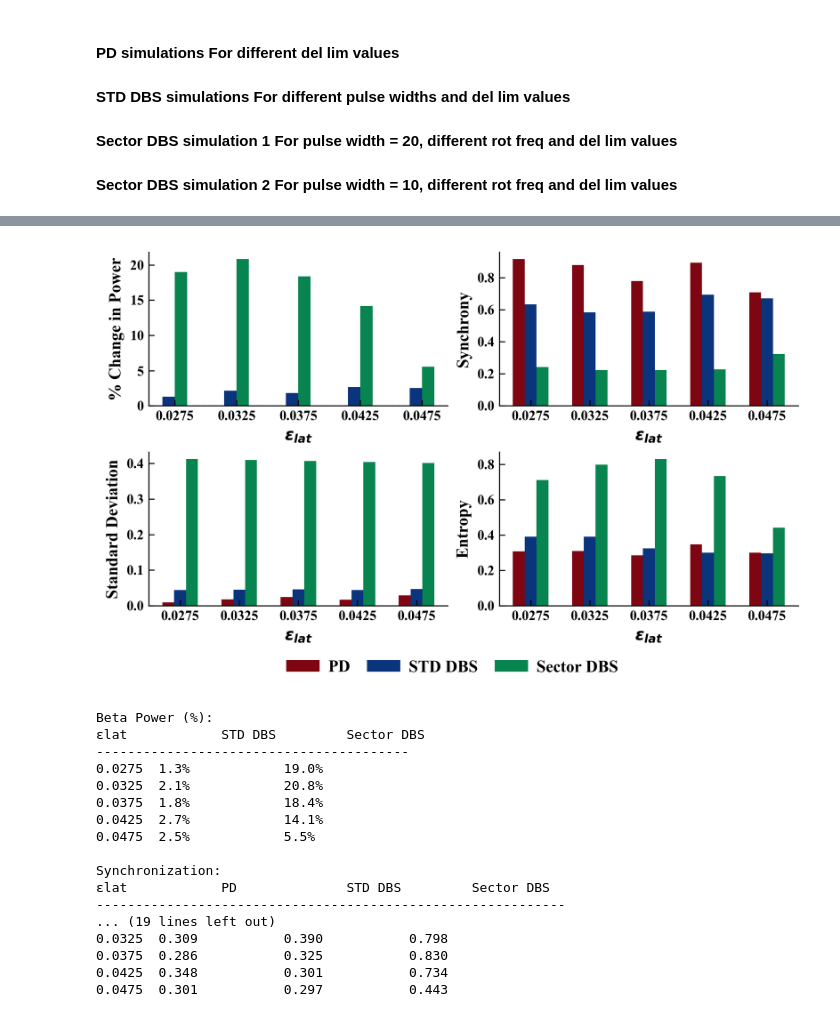
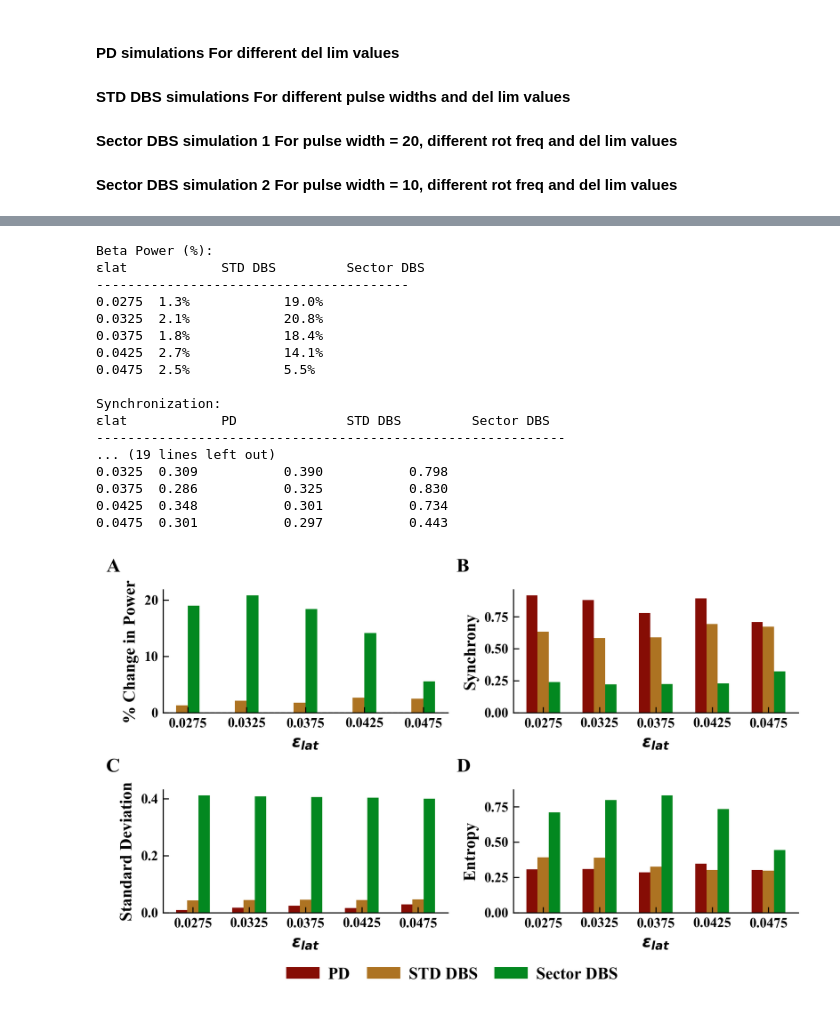
Before and after one commit to CharithaPalika/RotationalDeepBrainStimulation, a Jupyter notebook: results/stn_gpe_system/comparative_plots.ipynb, the cells around one changed output, grey strips where cells are left out. Cells and saved outputs as stored; diff of their text form; code cells hidden in the pictures.

```diff
--- a/results/stn_gpe_system/comparative_plots.ipynb
+++ b/results/stn_gpe_system/comparative_plots.ipynb
@@ -374,12 +238,17 @@ fig, ((ax1, ax2), (ax3, ax4)) = plt.subplots(2, 2, figsize=(7, 4))
 width = 0.2
 x = np.arange(len(filtered_del_lim))
 # colors = ["#16397E", "#12798d", "#096e44"]
-colors = ["#7D0612", "#0a347c", "#078450"]
+# colors = ["#7D0612", "#0a347c", "#078450"]
+colors = {'normal':"#054b7c",
+          'PD': "#860d05",
+          'std_DBS': "#ad7322",
+          'sector_DBS': "#038820",}
+
 labels = ['PD', 'STD DBS', 'Sector DBS']
 
 # Beta power percentage change plot
-ax1.bar(x - width/2, percent_change_std, width, label='STD DBS', color=colors[1])
-ax1.bar(x + width/2, percent_change_sector, width, label='Sector DBS', color=colors[2])
+ax1.bar(x - width/2, percent_change_std, width, label='STD DBS', color=colors['std_DBS'])
+ax1.bar(x + width/2, percent_change_sector, width, label='Sector DBS', color=colors['sector_DBS'])
 ax1.axhline(y=0, color='k', linestyle='--', linewidth=0.8, alpha=0.5)
 ax1.set_xlabel('$\epsilon_{lat}$')
 ax1.set_ylabel('% Change in Power')
@@ -388,9 +257,9 @@ ax1.set_xticklabels([f'{val:.4f}' for val in filtered_del_lim])
 ax1.legend()
 
 # Synchronization plot
-ax2.bar(x - width, filtered_sync_pd, width, label=labels[0], color=colors[0])
-ax2.bar(x, filtered_sync_std, width, label=labels[1], color=colors[1])
-ax2.bar(x + width, filtered_sync_sector, width, label=labels[2], color=colors[2])
+ax2.bar(x - width, filtered_sync_pd, width, label=labels[0], color=colors['PD'])
+ax2.bar(x, filtered_sync_std, width, label=labels[1], color=colors['std_DBS'])
+ax2.bar(x + width, filtered_sync_sector, width, label=labels[2], color=colors['sector_DBS'])
 ax2.set_xlabel('$\epsilon_{lat}$')
 ax2.set_ylabel('Synchrony')
 ax2.set_xticks(x)
@@ -398,9 +267,9 @@ ax2.set_xticklabels([f'{val:.4f}' for val in filtered_del_lim])
 ax2.legend()
 
 # STD dev plot
-ax3.bar(x - width, filtered_std_pd, width, label=labels[0], color=colors[0])
-ax3.bar(x, filtered_std_std, width, label=labels[1], color=colors[1])
-ax3.bar(x + width, filtered_std_sector, width, label=labels[2], color=colors[2])
+ax3.bar(x - width, filtered_std_pd, width, label=labels[0], color=colors['PD'])
+ax3.bar(x, filtered_std_std, width, label=labels[1], color=colors['std_DBS'])
+ax3.bar(x + width, filtered_std_sector, width, label=labels[2], color=colors['sector_DBS'])
 ax3.set_xlabel('$\epsilon_{lat}$')
 ax3.set_ylabel('Standard Deviation')
 ax3.set_xticks(x)
@@ -408,9 +277,9 @@ ax3.set_xticklabels([f'{val:.4f}' for val in filtered_del_lim])
 ax3.legend()
 
 # Entropy plot
-ax4.bar(x - width, filtered_entropy_pd, width, label=labels[0], color=colors[0])
-ax4.bar(x, filtered_entropy_std, width, label=labels[1], color=colors[1])
-ax4.bar(x + width, filtered_entropy_sector, width, label=labels[2], color=colors[2])
+ax4.bar(x - width, filtered_entropy_pd, width, label=labels[0], color=colors['PD'])
+ax4.bar(x, filtered_entropy_std, width, label=labels[1], color=colors['std_DBS'])
+ax4.bar(x + width, filtered_entropy_sector, width, label=labels[2], color=colors['sector_DBS'])
 ax4.set_xlabel('$\epsilon_{lat}$')
 ax4.set_ylabel('Entropy')
 ax4.set_xticks(x)
@@ -420,7 +289,7 @@ ax4.legend()
 for ax in [ax1, ax2, ax3, ax4]:
     ax.get_legend().remove()
 
-legend_elements = [plt.Rectangle((0,0),1,1, facecolor=colors[i]) for i in range(3)]
+legend_elements = [plt.Rectangle((0,0),0.5,0.5, facecolor=list(colors.values())[i+1]) for i in range(3)]
 legend_labels = ['PD', 'STD DBS', 'Sector DBS']
 
 # Add the legend to the figure, centered at the bottom
@@ -428,49 +297,57 @@ fig.legend(legend_elements, legend_labels,
           loc='center',
           bbox_to_anchor=(0.5, -0.05),
           ncol=3,
           frameon=False,
           fontsize=12,
           columnspacing=1)
 
-plt.show()
+# Define the texts
+texts = ['A', 'B', 'C', 'D']
+
+# Define the x and y distances from the lower left corner
+axs = [ax1, ax2, ax3, ax4]
+x_positions = [-0.15, -0.075, -0.15, -0.075, -0.15, -0.075]
+
+for ax, label, xpos in zip(axs, texts, x_positions):
+    ax.text(-0.2, 1.25, label, transform=ax.transAxes, fontsize=14, fontweight='bold', va='top', ha='left')
 
 # Print numerical values for all metrics
 metrics = ['Beta Power (%)', 'Synchronization', 'Standard Deviation', 'Entropy']
 data_sets = [
     (percent_change_std, percent_change_sector),
     (filtered_sync_pd, filtered_sync_std, filtered_sync_sector),
     (filtered_std_pd, filtered_std_std, filtered_std_sector),
     (filtered_entropy_pd, filtered_entropy_std, filtered_entropy_sector)
 ]
 
 for metric, data in zip(metrics, data_sets):
     print(f"\n{metric}:")
     if metric == 'Beta Power (%)':
         print("εlat\t\tSTD DBS\t\tSector DBS")
         print("-"*40)
         for i in range(len(filtered_del_lim)):
             print(f"{filtered_del_lim[i]:.4f}\t{data[0][i]:.1f}%\t\t{data[1][i]:.1f}%")
     else:
         print("εlat\t\tPD\t\tSTD DBS\t\tSector DBS")
         print("-"*60)
         for i in range(len(filtered_del_lim)):
             print(f"{filtered_del_lim[i]:.4f}\t{data[0][i]:.3f}\t\t{data[1][i]:.3f}\t\t{data[2][i]:.3f}")
 # %% [output]
+Beta Power (%):
+εlat            STD DBS         Sector DBS
+----------------------------------------
+0.0275  1.3%            19.0%
+0.0325  2.1%            20.8%
+0.0375  1.8%            18.4%
+0.0425  2.7%            14.1%
+0.0475  2.5%            5.5%
+
+Synchronization:
+εlat            PD              STD DBS         Sector DBS
+------------------------------------------------------------
+... (19 lines left out)
+0.0325  0.309           0.390           0.798
+0.0375  0.286           0.325           0.830
+0.0425  0.348           0.301           0.734
+0.0475  0.301           0.297           0.443
-[figure, old version]
+[figure, new version]
-Beta Power (%):
-εlat            STD DBS         Sector DBS
-----------------------------------------
-0.0275  1.3%            19.0%
-0.0325  2.1%            20.8%
-0.0375  1.8%            18.4%
-0.0425  2.7%            14.1%
-0.0475  2.5%            5.5%
-
-Synchronization:
-εlat            PD              STD DBS         Sector DBS
-------------------------------------------------------------
-... (19 lines left out)
-0.0325  0.309           0.390           0.798
-0.0375  0.286           0.325           0.830
-0.0425  0.348           0.301           0.734
-0.0475  0.301           0.297           0.443
```
Also changed, not shown: parts of 2 cells of this notebook, 13 other files.
